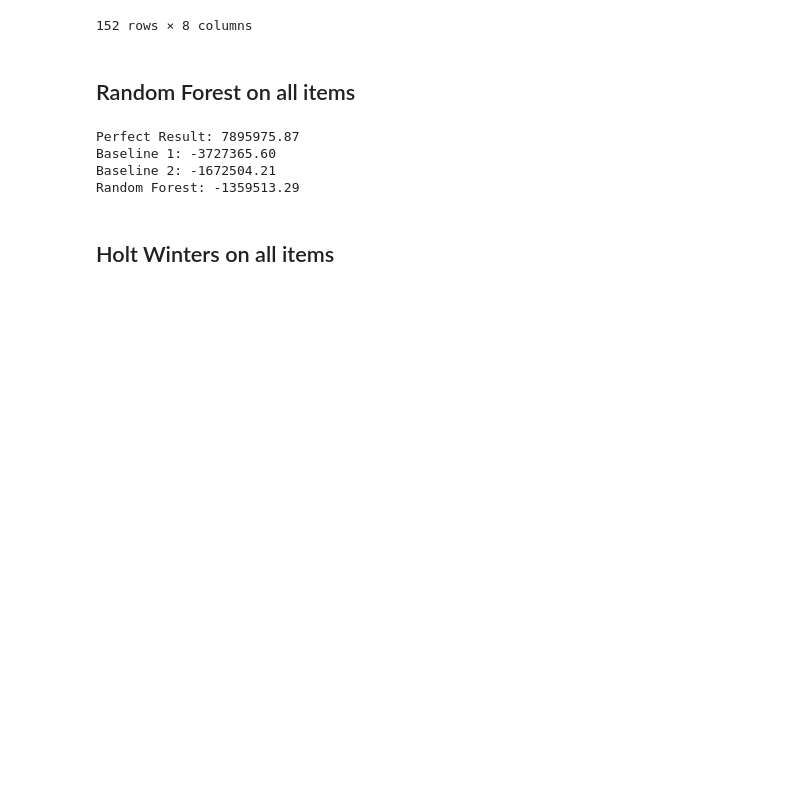
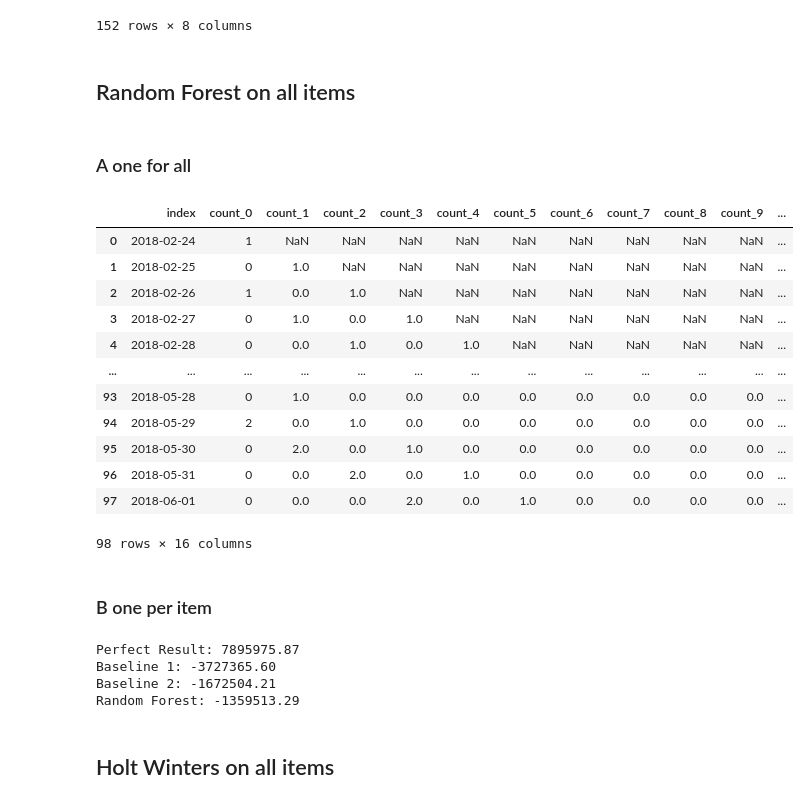
Before and after one commit to janapfeffer/DMC20_abraca-data, a Jupyter notebook: Predictive Model Random Forest .ipynb, the cells around one changed output. Saved outputs shown, nothing was run; the diff lists cells and outputs as text; code cells hidden in the pictures; blank space fills up the shorter version.

```diff
--- a/Predictive Model Random Forest .ipynb
+++ b/Predictive Model Random Forest .ipynb
@@ -308,3 +283,46 @@ y_baseline2 = {item: orders / total_observed_days * 14 for item, orders in total
 
 df_info = pd.read_csv('data/infos.csv', sep='|', index_col='itemID')
 product_prices = df_info['simulationPrice'].to_dict()
+# %% [markdown]
+### A one for all
+# %%
+y_randomforest = dict()
+for prod in df_timeseries_all.itemID.unique()[:2]:
+    lag = 14
+    # ensure proper length
+    if len(df_timeseries_all[df_timeseries_all['itemID'] == prod]) > 28:
+
+        # get lagged features
+        features = table2lags(df_timeseries_all[df_timeseries_all['itemID'] == prod][['count']], lag).reset_index()
+    #     display(features)
+
+        # fit model
+        rf = RandomForestRegressor().fit(features[lag:], df_timeseries_all[df_timeseries_all['itemID'] == prod]['count'][lag:])
+
+        # predict next 2 weeks with previous 2 weeks
+        train_predict = pd.DataFrame(rf.predict(features[len(features)-14:])).rename(columns={0:'predicted_count'})
+        train_predict["actual_count"] = df_timeseries_test.loc[df_timeseries_test['itemID'] == prod].reset_index()["count"]
+    #     .tail(        df_timeseries.loc[df_timeseries['itemID'] == prod].size-lag-50)
+
+        # plot result
+        y_randomforest[prod] = int(train_predict["predicted_count"].sum().round())
+    #     train_predict.plot()
+    #     plt.show()
+    #     print("itemID: " + str(prod))
+    #     features.plot()
+# %%
+table2lags(df_timeseries_all[df_timeseries_all['itemID'] == prod][['count']], lag).reset_index()
+# %% [output]
+|  | index | count_0 | count_1 | count_2 | count_3 | count_4 | count_5 | count_6 | count_7 | count_8 | count_9 | ... |
+| 0 | 2018-02-24 | 1 | NaN | NaN | NaN | NaN | NaN | NaN | NaN | NaN | NaN | ... |
+| 1 | 2018-02-25 | 0 | 1.0 | NaN | NaN | NaN | NaN | NaN | NaN | NaN | NaN | ... |
+| 2 | 2018-02-26 | 1 | 0.0 | 1.0 | NaN | NaN | NaN | NaN | NaN | NaN | NaN | ... |
+| 3 | 2018-02-27 | 0 | 1.0 | 0.0 | 1.0 | NaN | NaN | NaN | NaN | NaN | NaN | ... |
+| 4 | 2018-02-28 | 0 | 0.0 | 1.0 | 0.0 | 1.0 | NaN | NaN | NaN | NaN | NaN | ... |
+| ... | ... | ... | ... | ... | ... | ... | ... | ... | ... | ... | ... | ... |
+| 93 | 2018-05-28 | 0 | 1.0 | 0.0 | 0.0 | 0.0 | 0.0 | 0.0 | 0.0 | 0.0 | 0.0 | ... |
+| 94 | 2018-05-29 | 2 | 0.0 | 1.0 | 0.0 | 0.0 | 0.0 | 0.0 | 0.0 | 0.0 | 0.0 | ... |
+| 95 | 2018-05-30 | 0 | 2.0 | 0.0 | 1.0 | 0.0 | 0.0 | 0.0 | 0.0 | 0.0 | 0.0 | ... |
+| 96 | 2018-05-31 | 0 | 0.0 | 2.0 | 0.0 | 1.0 | 0.0 | 0.0 | 0.0 | 0.0 | 0.0 | ... |
+| 97 | 2018-06-01 | 0 | 0.0 | 0.0 | 2.0 | 0.0 | 1.0 | 0.0 | 0.0 | 0.0 | 0.0 | ... |
+98 rows × 16 columns
@@ -310,0 +341,2 @@ product_prices = df_info['simulationPrice'].to_dict()
+# %% [markdown]
+### B one per item
```
Also changed, not shown: parts of 3 cells of this notebook, 4 other files.
